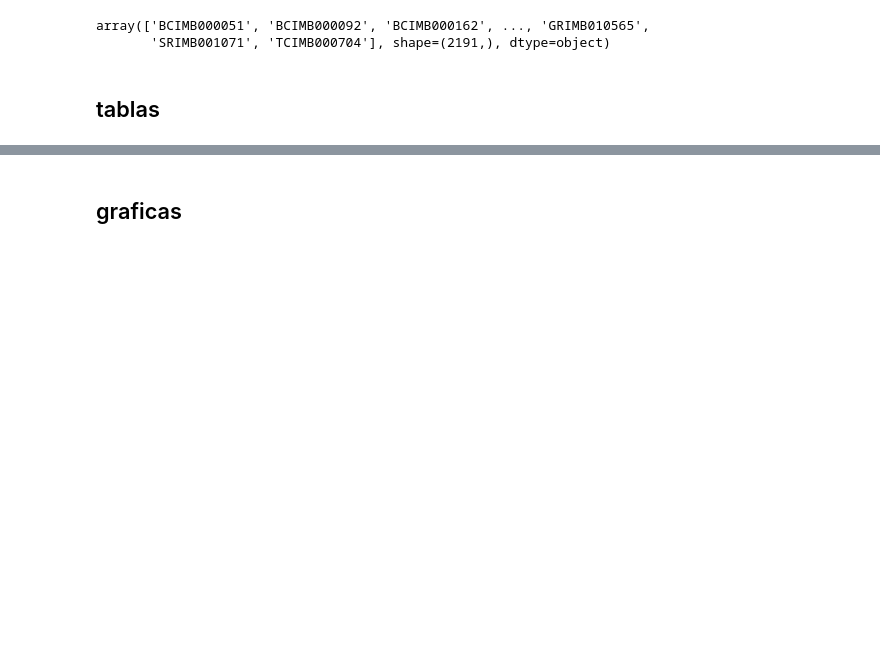
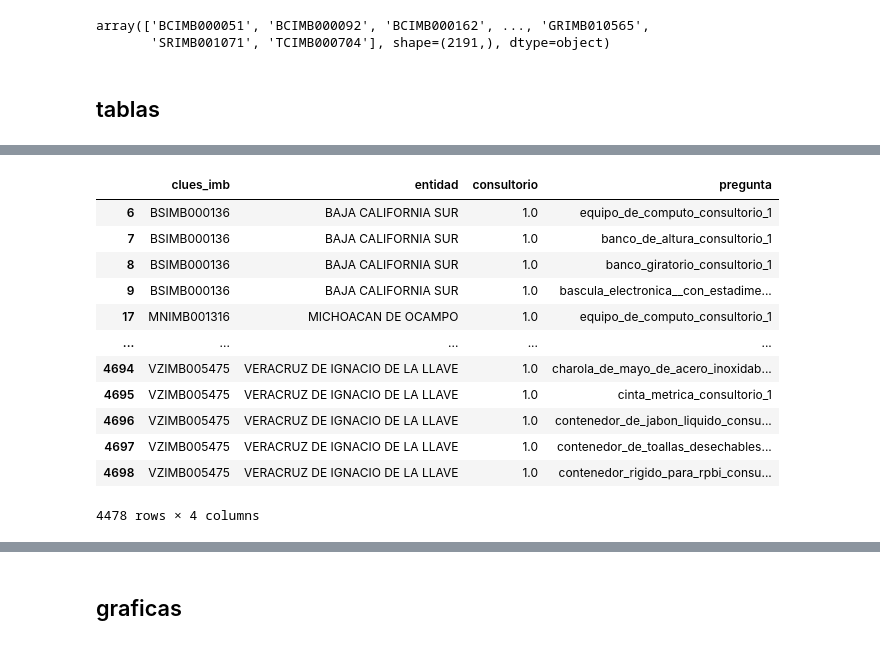
Before and after one commit to servicios-imss-b/informe--de-ang, a Jupyter notebook: graf.ipynb, the cells around one changed output, grey strips where cells are left out. Drawn from its saved outputs; the diff is of its cells as text; code cells hidden in the pictures; blank space fills up the shorter version.

```diff
--- a/graf.ipynb
+++ b/graf.ipynb
@@ -149,3 +149,19 @@ tabla_entidades
 | 16 | SINALOA | 120 | 0 | 0.0 |
 | 17 | SONORA | 149 | 0 | 0.0 |
 | 18 | TABASCO | 169 | 0 | 0.0 |
+# %%
+base_an
+# %% [output]
+|  | clues_imb | entidad | consultorio | pregunta |
+| 6 | BSIMB000136 | BAJA CALIFORNIA SUR | 1.0 | equipo_de_computo_consultorio_1 |
+| 7 | BSIMB000136 | BAJA CALIFORNIA SUR | 1.0 | banco_de_altura_consultorio_1 |
+| 8 | BSIMB000136 | BAJA CALIFORNIA SUR | 1.0 | banco_giratorio_consultorio_1 |
+| 9 | BSIMB000136 | BAJA CALIFORNIA SUR | 1.0 | bascula_electronica__con_estadime... |
+| 17 | MNIMB001316 | MICHOACAN DE OCAMPO | 1.0 | equipo_de_computo_consultorio_1 |
+| ... | ... | ... | ... | ... |
+| 4694 | VZIMB005475 | VERACRUZ DE IGNACIO DE LA LLAVE | 1.0 | charola_de_mayo_de_acero_inoxidab... |
+| 4695 | VZIMB005475 | VERACRUZ DE IGNACIO DE LA LLAVE | 1.0 | cinta_metrica_consultorio_1 |
+| 4696 | VZIMB005475 | VERACRUZ DE IGNACIO DE LA LLAVE | 1.0 | contenedor_de_jabon_liquido_consu... |
+| 4697 | VZIMB005475 | VERACRUZ DE IGNACIO DE LA LLAVE | 1.0 | contenedor_de_toallas_desechables... |
+| 4698 | VZIMB005475 | VERACRUZ DE IGNACIO DE LA LLAVE | 1.0 | contenedor_rigido_para_rpbi_consu... |
+4478 rows × 4 columns
```
Also changed, not shown: parts of 5 cells of this notebook, 2 other files.
